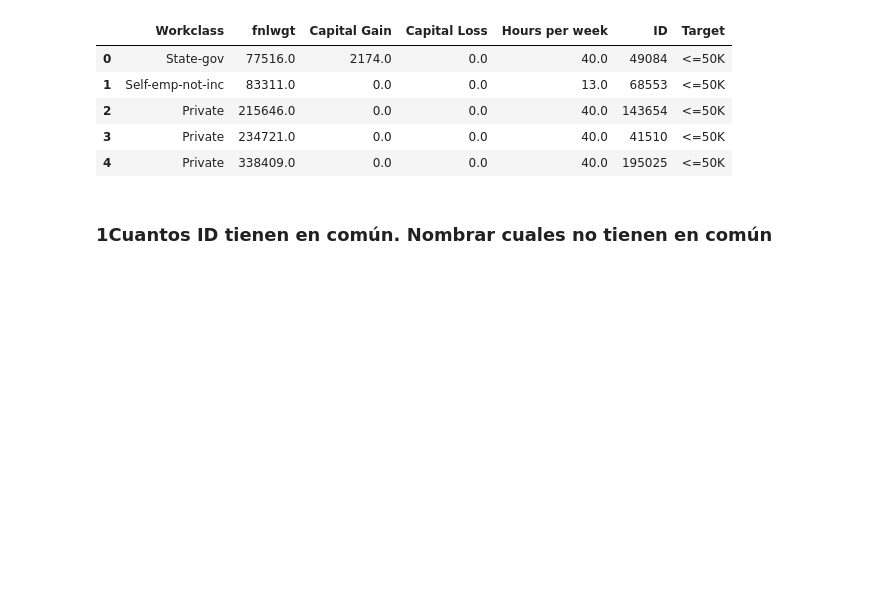
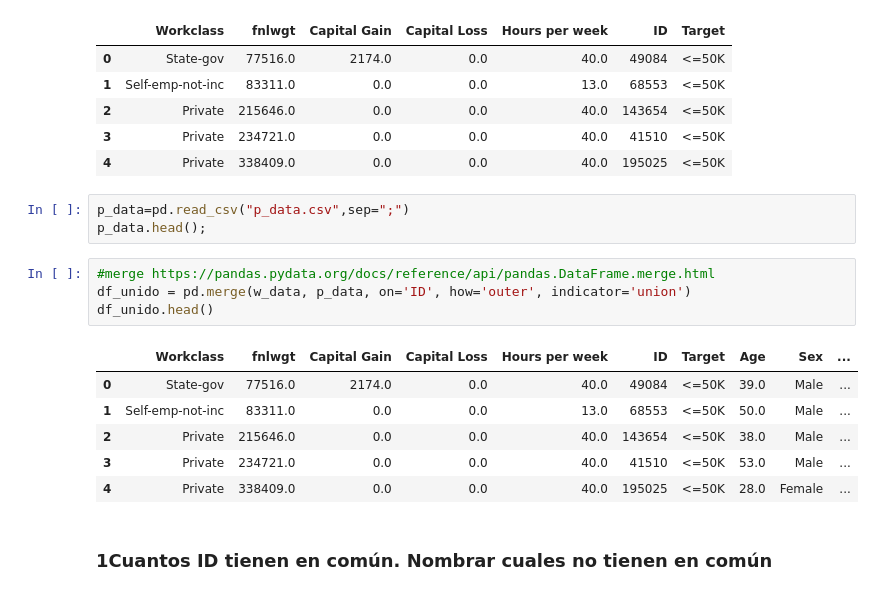
Before and after one commit to chopliszt/data-science-coder, a Jupyter notebook: Desafío 6 data wrangling 2/Desafío 6 Data Wrangling 2.ipynb, the cells around one changed output. Drawn from its saved outputs; the diff is of its cells as text; blank space fills up the shorter version.

```diff
--- a/Desafío 6 data wrangling 2/Desafío 6 Data Wrangling 2.ipynb
+++ b/Desafío 6 data wrangling 2/Desafío 6 Data Wrangling 2.ipynb
@@ -16,5 +16,19 @@ w_data.head()
 | 2 | Private | 215646.0 | 0.0 | 0.0 | 40.0 | 143654 | <=50K |
 | 3 | Private | 234721.0 | 0.0 | 0.0 | 40.0 | 41510 | <=50K |
 | 4 | Private | 338409.0 | 0.0 | 0.0 | 40.0 | 195025 | <=50K |
+# %%
+p_data=pd.read_csv("p_data.csv",sep=";")
+p_data.head();
+# %%
+#merge https://pandas.pydata.org/docs/reference/api/pandas.DataFrame.merge.html
+df_unido = pd.merge(w_data, p_data, on='ID', how='outer', indicator='union')
+df_unido.head()
+# %% [output]
+|  | Workclass | fnlwgt | Capital Gain | Capital Loss | Hours per week | ID | Target | Age | Sex | ... |
+| 0 | State-gov | 77516.0 | 2174.0 | 0.0 | 40.0 | 49084 | <=50K | 39.0 | Male | ... |
+| 1 | Self-emp-not-inc | 83311.0 | 0.0 | 0.0 | 13.0 | 68553 | <=50K | 50.0 | Male | ... |
+| 2 | Private | 215646.0 | 0.0 | 0.0 | 40.0 | 143654 | <=50K | 38.0 | Male | ... |
+| 3 | Private | 234721.0 | 0.0 | 0.0 | 40.0 | 41510 | <=50K | 53.0 | Male | ... |
+| 4 | Private | 338409.0 | 0.0 | 0.0 | 40.0 | 195025 | <=50K | 28.0 | Female | ... |
 # %% [markdown]
 ### 1Cuantos ID tienen en común. Nombrar cuales no tienen en común
```
Also changed, not shown: parts of 29 cells of this notebook.
